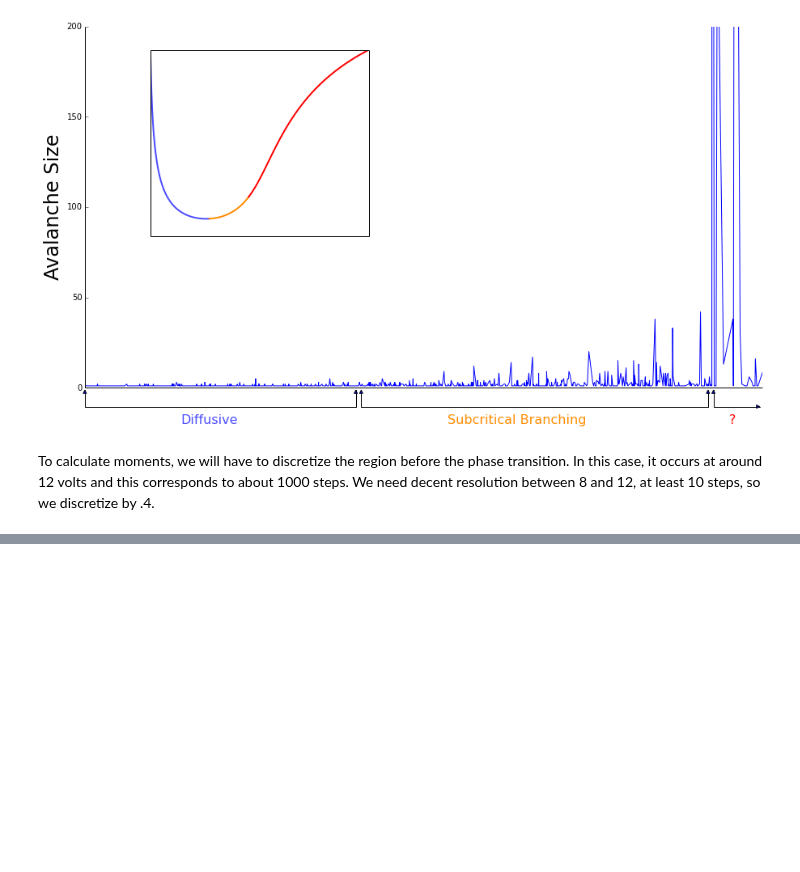
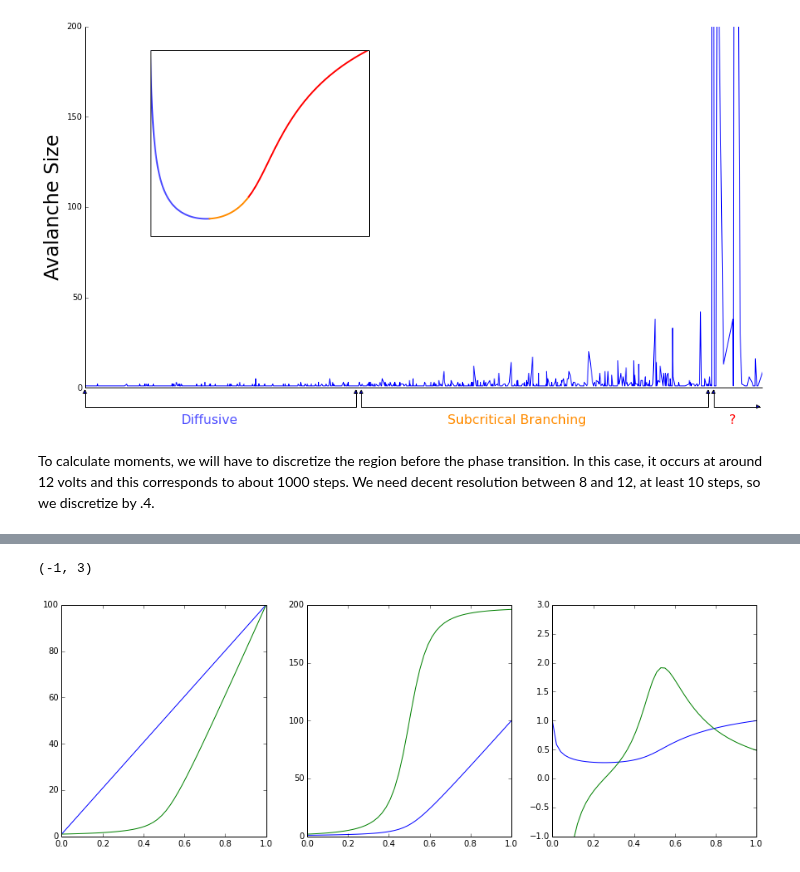
Before and after one commit to forrestsheldon/memNets, a Jupyter notebook: Fuse_Threshold_Data.ipynb, the cells around one changed output, grey strips where cells are left out. Cells and saved outputs as stored; diff of their text form; code cells hidden in the pictures; blank space fills up the shorter version.

```diff
--- a/Fuse_Threshold_Data.ipynb
+++ b/Fuse_Threshold_Data.ipynb
@@ -180,3 +179,0 @@ ax.plot((limits[:-1] + limits[1:]) / 2., np.divide(Avalanche_sums, N_samples))
-# %%
-
-def mu(f):
@@ -183,3 +217,18 @@ def mu(f):
+# %%
+fig, ax = plt.subplots(1, 4, figsize=(15,5))
+
+f = np.linspace(0, 1)
+ax[0].plot(f, phi(f))
+ax[0].plot(f, G_eff(f))
+ax[1].plot(f, G_eff(f))
+ax[1].plot(f, deriv_G_eff(f))
+ax[2].plot(f, h(f))
+ax[2].plot(f, deriv_h(f))
+ax[2].set_ylim(-1, 3)
+ax[3].plot(f, mu(f, ))
+# %% [output]
+(-1, 3)
+[figure, added]
 # %%
 limits = np.linspace(0, 12, num=31)
 N_samples = np.zeros((30,))
```
Also changed, not shown: parts of 7 cells of this notebook, 7 other files.
